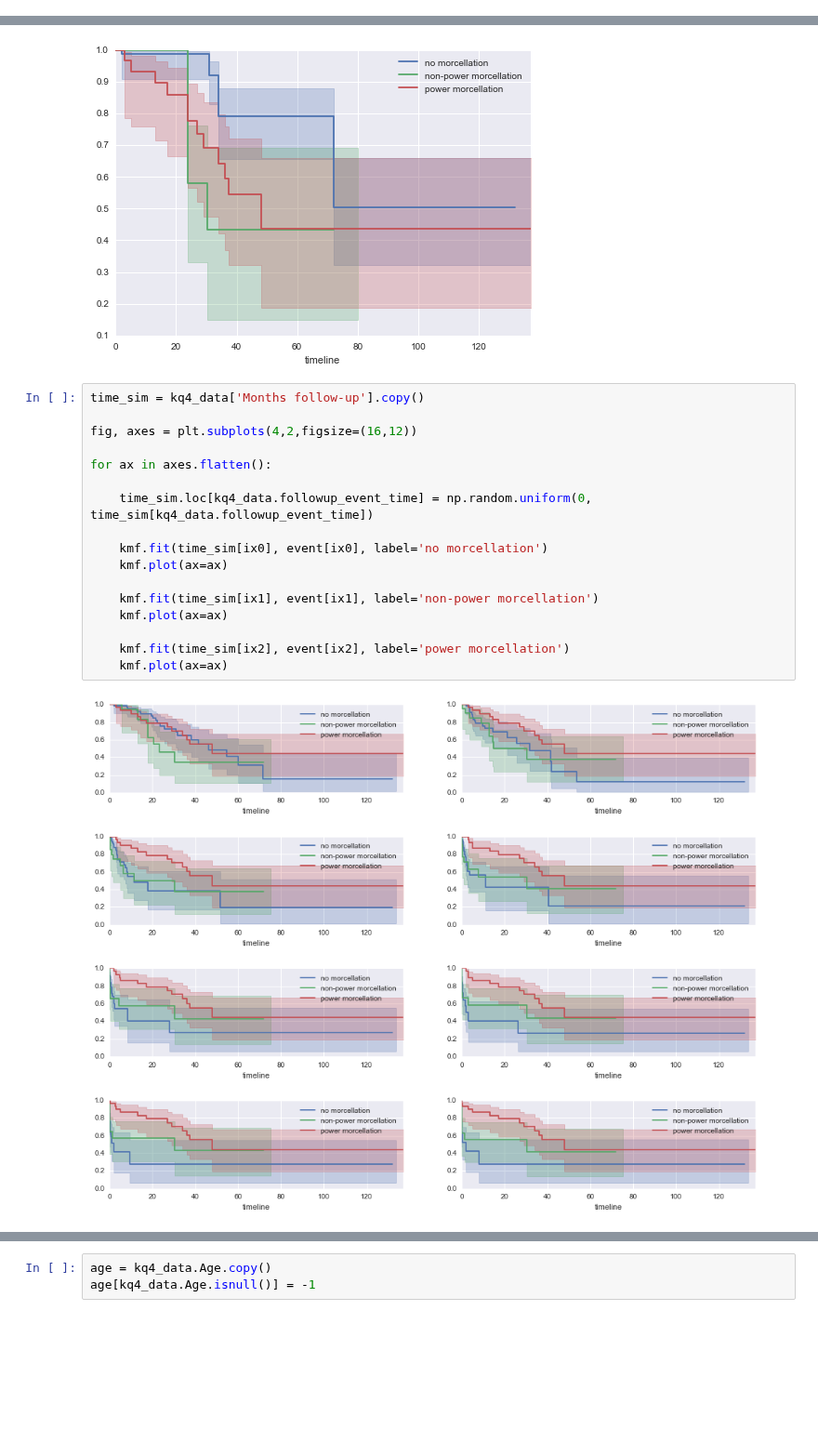
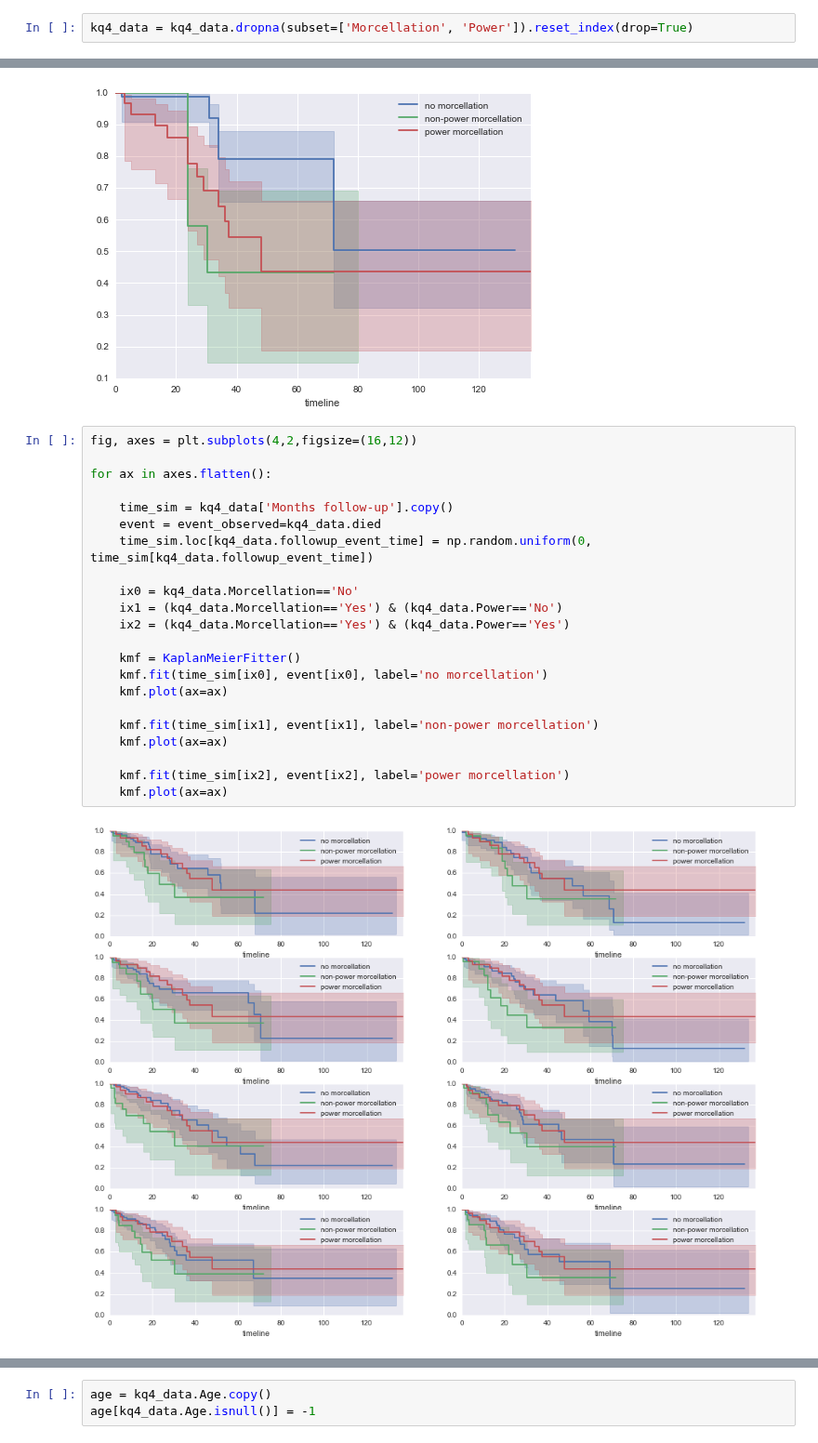
Before and after one commit to VanderbiltPopHealthSci/uterine_fibroids_MA, a Jupyter notebook: Key Question 4 Meta-analysis.ipynb, the cells around one changed output, grey strips where cells are left out. Shown at 93% size. Drawn from its saved outputs; the diff is of its cells as text; blank space fills up the shorter version.

```diff
--- a/Key Question 4 Meta-analysis.ipynb
+++ b/Key Question 4 Meta-analysis.ipynb
@@ -112,6 +112,8 @@ kq4_data.died.value_counts()
 0.0    111
 1.0     59
 Name: died, dtype: int64
+# %%
+kq4_data = kq4_data.dropna(subset=['Morcellation', 'Power']).reset_index(drop=True)
 # %%
 from lifelines import KaplanMeierFitter
 kmf = KaplanMeierFitter()
@@ -140,21 +142,26 @@ kmf.plot(ax=ax)
 <matplotlib.axes._subplots.AxesSubplot at 0x...>
 [figure]
 # %%
-time_sim = kq4_data['Months follow-up'].copy()
-
 fig, axes = plt.subplots(4,2,figsize=(16,12))
 
 for ax in axes.flatten():
 
+    time_sim = kq4_data['Months follow-up'].copy()
+    event = event_observed=kq4_data.died
     time_sim.loc[kq4_data.followup_event_time] = np.random.uniform(0, time_sim[kq4_data.followup_event_time])
 
+    ix0 = kq4_data.Morcellation=='No'
+    ix1 = (kq4_data.Morcellation=='Yes') & (kq4_data.Power=='No')
+    ix2 = (kq4_data.Morcellation=='Yes') & (kq4_data.Power=='Yes')
+
+    kmf = KaplanMeierFitter()
     kmf.fit(time_sim[ix0], event[ix0], label='no morcellation')
     kmf.plot(ax=ax)
 
     kmf.fit(time_sim[ix1], event[ix1], label='non-power morcellation')
     kmf.plot(ax=ax)
 
     kmf.fit(time_sim[ix2], event[ix2], label='power morcellation')
     kmf.plot(ax=ax)
 # %% [output]
-[figure, old version]
+[figure, new version]
```
Also changed, not shown: parts of 22 cells of this notebook.
